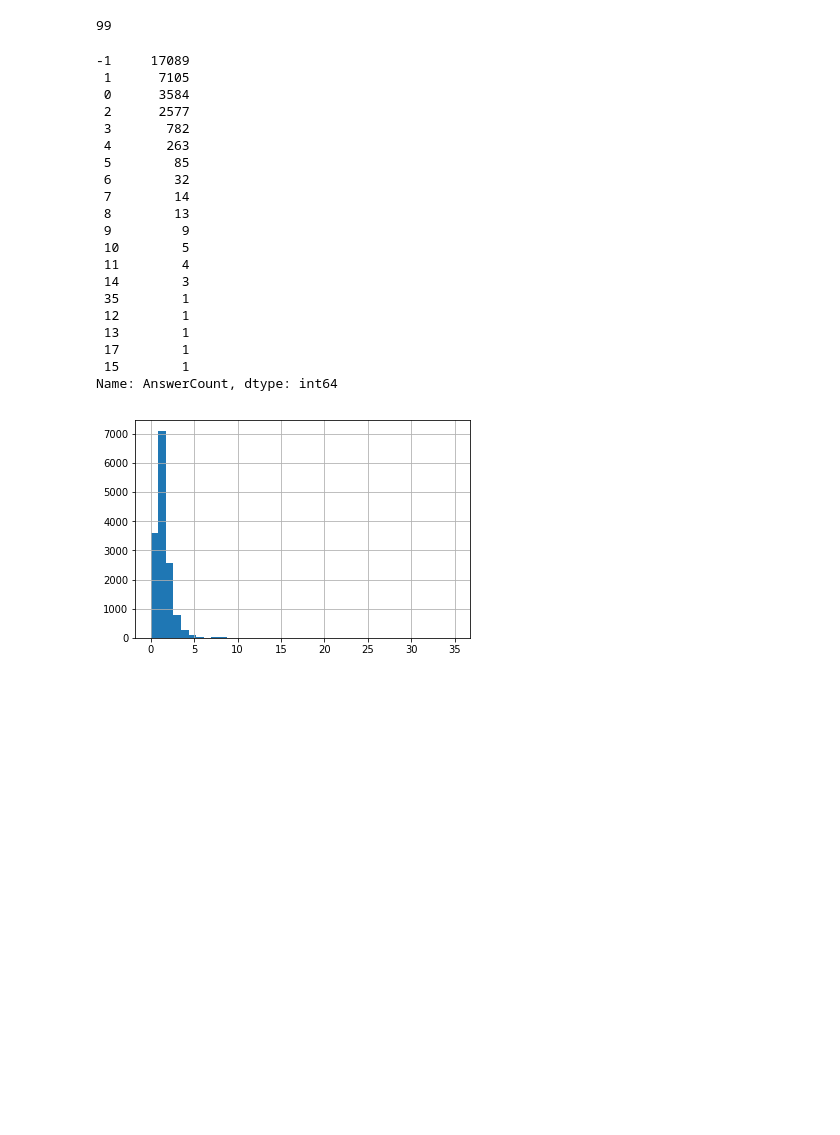
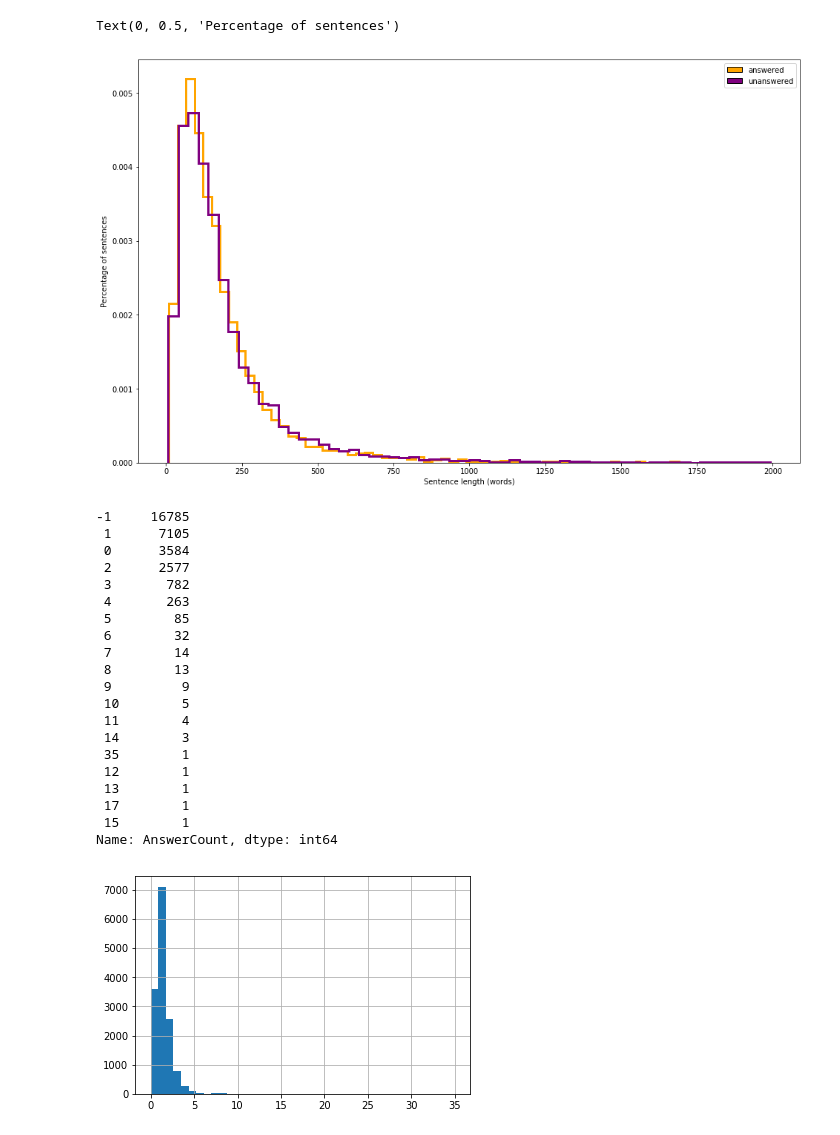
Before and after one commit to hundredblocks/ml-powered-applications, a Jupyter notebook: dataset_exploration.ipynb, the cells around one changed output. Drawn from its saved outputs; the diff is of its cells as text; code cells hidden in the pictures; blank space fills up the shorter version.

```diff
--- a/dataset_exploration.ipynb
+++ b/dataset_exploration.ipynb
@@ -51,13 +212,39 @@ all_data_df['is_question'] = all_data_df['PostTypeId'] == 1
-# %%
-# How many questions are empty
-len(all_data_df[all_data_df['sentence_len']==0])
-# %% [output]
-99
+# %%
+from matplotlib.patches import Rectangle
+
+ax = df[df["is_question"] &
+        ~(df["AcceptedAnswerId"].isna()) &
+        (df["question_len"] < 2000)]["question_len"].hist(bins=60,
+                                                          density=True,
+                                                          histtype='step',
+                                                          color='orange',
+                                                          linewidth=3,
+                                                          grid=False,
+                                                          figsize=(16, 10))
+
+df[df["is_question"] &
+   (df["AcceptedAnswerId"].isna()) &
+   (df["question_len"] < 2000)]["question_len"].hist(bins=60,
+                                                     density=True,
+                                                     histtype='step',
+                                                     color='purple',
+                                                     linewidth=3,
+                                                     grid=False)
+
+handles = [Rectangle((0, 0), 1, 1, color=c, ec="k") for c in
+           ['orange', 'purple']]
+labels = ["answered", "unanswered"]
+plt.legend(handles, labels)
+ax.set_xlabel("Sentence length (words)")
+ax.set_ylabel("Percentage of sentences")
+# %% [output]
+Text(0, 0.5, 'Percentage of sentences')
+[figure, added]
 # %%
 # no answers
-all_data_df["AnswerCount"].value_counts()
+df["AnswerCount"].value_counts()
 # %% [output]
--1     17089
+-1     16785
  1      7105
  0      3584
  2      2577
```
Also changed, not shown: parts of 23 cells of this notebook.
